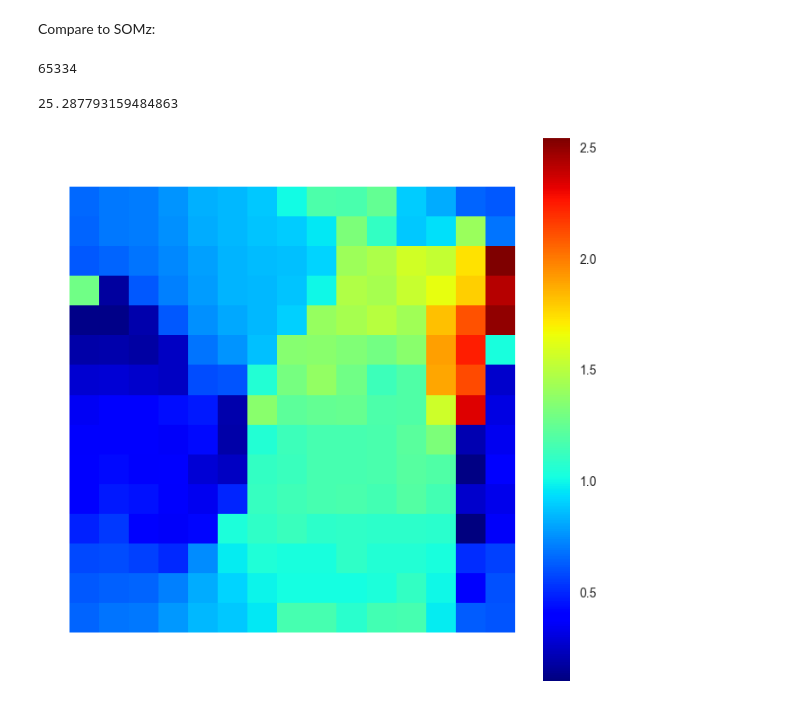
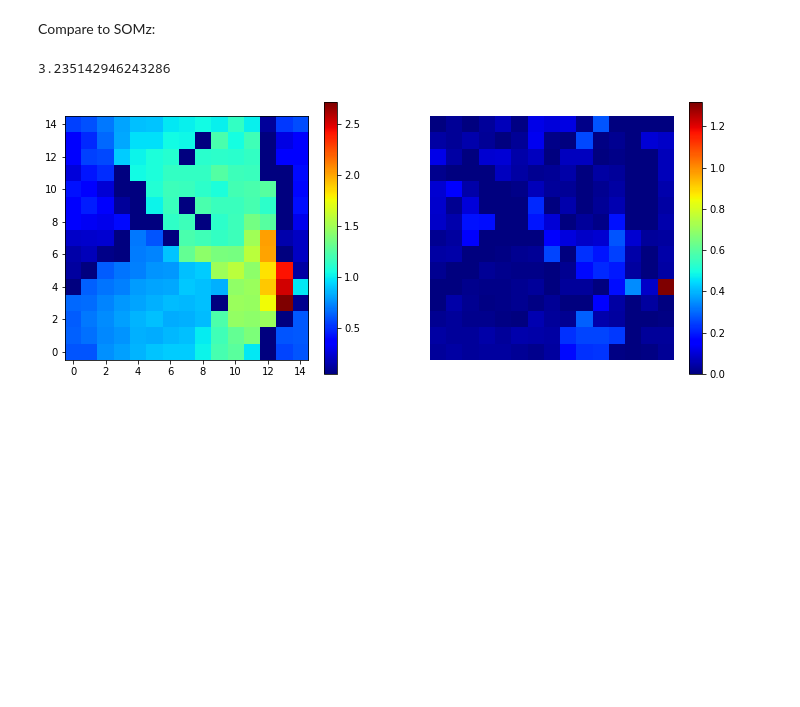
Before and after one commit to LSSTDESC/pz_bayes, a Jupyter notebook: notebooks/feature_likelihood_cosmoDC2.ipynb, the cells around one changed output. Cells and saved outputs as stored; diff of their text form; code cells hidden in the pictures; blank space fills up the shorter version.

```diff
--- a/notebooks/feature_likelihood_cosmoDC2.ipynb
+++ b/notebooks/feature_likelihood_cosmoDC2.ipynb
@@ -168,8 +168,8 @@ axs[2].set_title('Test ({}%)'.format(int(len(test) / len(data) * 100)));
 # %% [markdown]
 Train SOM on training set:
 # %%
-nside = 30
-niter = 30
+nside = 10
+niter = 5
 # %%
 len(train)
 # %% [output]
@@ -251,5 +251,3 @@ som_train.map_to_som(X,Y)
 som_train.plot_counts_per_cell()
 # %%
 t = som.table_to_array(X)
-# %%
-i, d = som_train.find_bmu(t, return_distances=True)
@@ -537,13 +506,11 @@ class SelfMap():
         Return the closest cell to the input object
         It can return more than one value if needed
         """
-        diff = numpy.transpose([self.importance]) * (
-            numpy.transpose(numpy.tile(inputs, (self.npix, 1))) - self.weights)
         activations = numpy.sum(numpy.transpose([self.importance]) * (
             numpy.transpose(numpy.tile(inputs, (self.npix, 1))) - self.weights) ** 2, axis=0)
         if return_vals == 1:
             best = numpy.argmin(activations)
-            return best, activations, diff
+            return best, activations
         else:
             best_few = numpy.argsort(activations)
             return best_few[0:return_vals], activations
@@ -582,7 +549,7 @@ class SelfMap():
                     inputs = self.X[index_random[i]]
                     # Added
                     #inputs = self.X[i]
-                    best, activation, diff = self.som_best_cell(inputs)
+                    best, activation = self.som_best_cell(inputs)
                     loss += np.sum((inputs - numpy.transpose(M.weights))[best])
                     self.weights += alpha * h(best, self.distLib, sigma) * numpy.transpose(
                         (inputs - numpy.transpose(self.weights)))
@@ -604,7 +571,7 @@ class SelfMap():
                 for i in range(self.np):
                     tt += 1
                     inputs = self.X[i]
-                    best, activation, diff = self.som_best_cell(inputs)
+                    best, activation = self.som_best_cell(inputs)
                     for kk in range(self.nDim):
                         accum_w[kk, :] += h(best, self.distLib, sigma) * inputs[kk]
                     accum_n += h(best, self.distLib, sigma)
@@ -637,7 +604,7 @@ class SelfMap():
             inY = inputY
         for i in range(len(inX)):
             inputs = inX[i]
-            best, activation, diff = self.som_best_cell(inputs)
+            best, activation = self.som_best_cell(inputs)
             if not best in self.yvals: self.yvals[best] = []
             self.yvals[best].append(inY[i])
             if not best in self.ivals: self.ivals[best] = []
@@ -729,6 +696,7 @@ class SelfMap():
 
         if self.top == 'grid':
             M = numpy.zeros(self.npix) - 20.
+            S = numpy.zeros(self.npix)
             for i in range(self.npix):
                 if i in self.yvals:
                     M[i] = numpy.mean(self.yvals[i])
@@ -739,11 +707,13 @@ class SelfMap():
             fig, axs = plt.subplots(1,2, figsize=(12,5))
             axs = axs.ravel()
             if min_m == -100: min_m = M2[numpy.where(M2 > -10)].min()
+            min_s = S2[numpy.where(S2 > -10)].min()
             if max_m == -100: max_m = M2.max()
+            max_s = S2.max()
             #SM2 = plt.imshow(M2, origin='center', interpolation='nearest', cmap=cm.jet, vmin=min_m, vmax=max_m)
             #SM2.cmap.set_under("grey")
             im0 = axs[0].imshow(M2, origin='center', interpolation='nearest', cmap=cm.jet, vmin=min_m, vmax=max_m)
-            im1 = axs[1].imshow(S2, origin='center', interpolation='nearest', cmap=cm.jet)
+            im1 = axs[1].imshow(S2, origin='center', interpolation='nearest', cmap=cm.jet, vmin=min_s, vmax=max_s)
             fig.colorbar(im0, ax=axs[0])
             fig.colorbar(im1, ax=axs[1])
             #if colbar == 'yes': plt.colorbar()
@@ -811,22 +781,19 @@ class SelfMap():
             if colbar == 'yes': H.mollview(M, fig=10, title="", min=min_m, max=max_m, cbar=True)
             if colbar == 'no': H.mollview(M, fig=10, title="", min=min_m, max=max_m, cbar=False)
         plt.show()
-
-def plot_feature(feature=0):
-# %%
-len(X)
-# %% [output]
-65334
+# %%
+nside = 15
+niter = 5
 # %%
 start = time.time()
-M = SelfMap(som.table_to_array(X),np.asarray(Y),Ntop=nside,iterations=niter,periodic='yes')
+M = SelfMap(som.table_to_array(X[:1000]),np.asarray(Y[:1000]),Ntop=nside,iterations=niter,periodic='yes')
 M.create_map()
 M.evaluate_map()
 print(time.time() - start)
 M.plot_map()
 # %% [output]
-25.287793159484863
+3.235142946243286
-[figure, old version]
+[figure, new version]
 # %%
 def plot_somz_counts():
 
```
Also changed, not shown: parts of 22 cells of this notebook, 1 other file.
